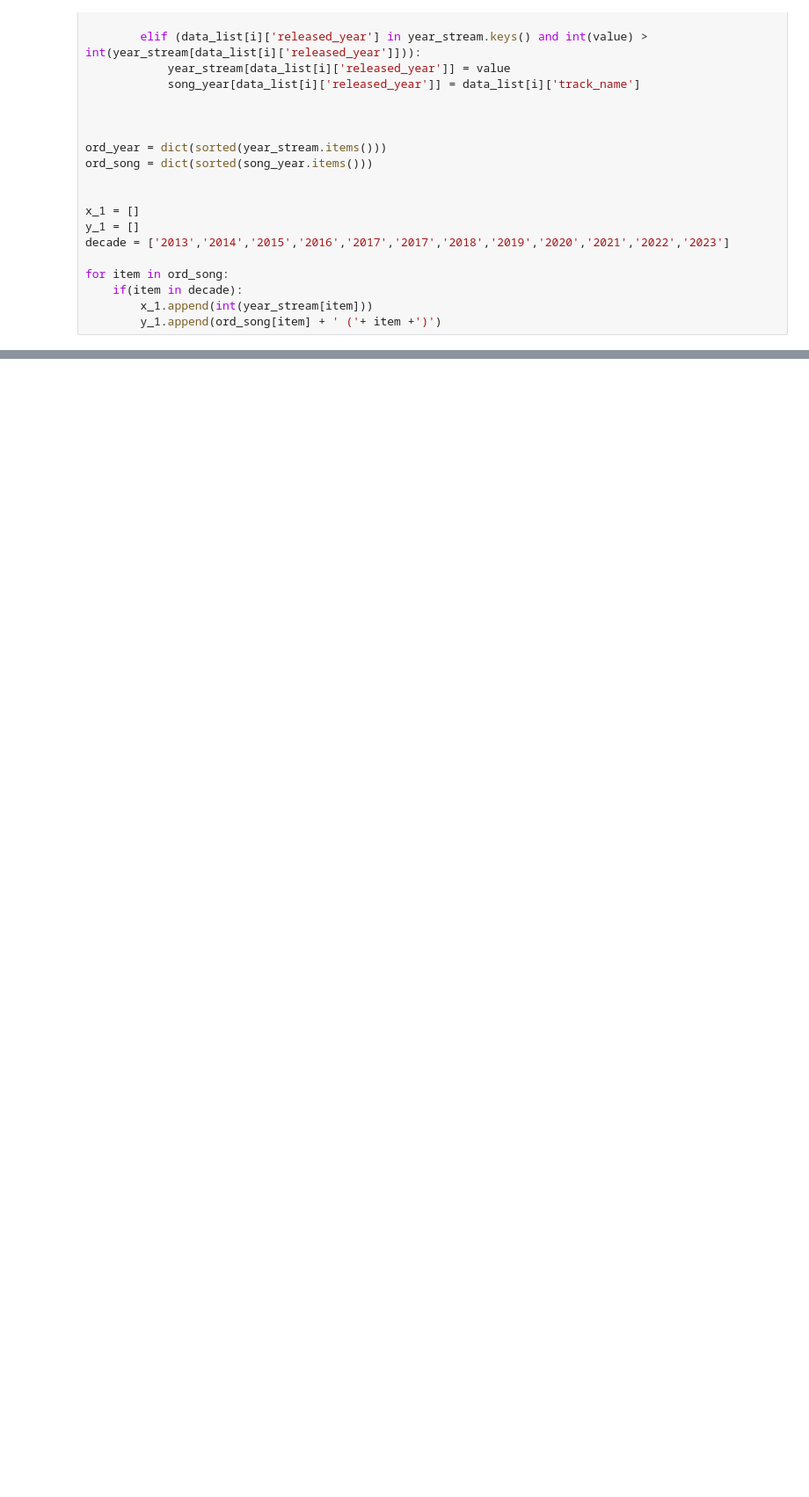
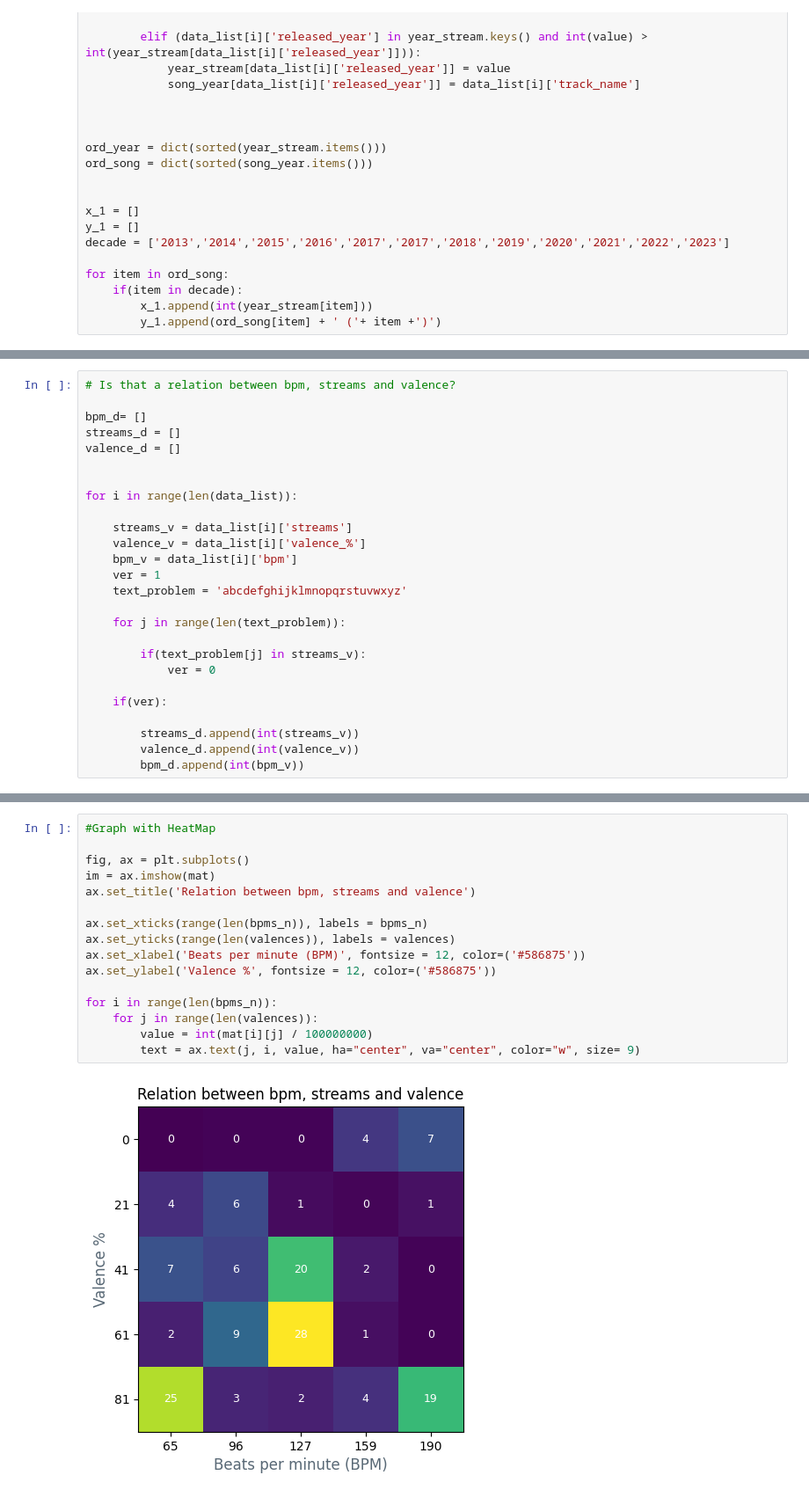
Before and after one commit to Limaniteroi/DataScience, a Jupyter notebook: Spotify Analysis - DataSet - Week 1/SMSS.ipynb, the cells around one changed output, grey strips where cells are left out. Shown at 88% size. Saved outputs shown, nothing was run; the diff lists cells and outputs as text; blank space fills up the shorter version.

Commit message:
Graph to the third question

```diff
--- a/Spotify Analysis - DataSet - Week 1/SMSS.ipynb
+++ b/Spotify Analysis - DataSet - Week 1/SMSS.ipynb
@@ -280 +278,27 @@ Text(0, 0.5, 'Track Name')
 [figure]
+# %%
+# Is that a relation between bpm, streams and valence?
+
+bpm_d= []
+streams_d = []
+valence_d = []
+
+
+for i in range(len(data_list)):
+
+    streams_v = data_list[i]['streams']
+    valence_v = data_list[i]['valence_%']
+    bpm_v = data_list[i]['bpm']
+    ver = 1
+    text_problem = 'abcdefghijklmnopqrstuvwxyz'
+
+    for j in range(len(text_problem)):
+
+        if(text_problem[j] in streams_v):
+            ver = 0
+
+    if(ver):
+
+        streams_d.append(int(streams_v))
+        valence_d.append(int(valence_v))
+        bpm_d.append(int(bpm_v))
@@ -280,0 +361,18 @@ Text(0, 0.5, 'Track Name')
+# %%
+#Graph with HeatMap
+
+fig, ax = plt.subplots()
+im = ax.imshow(mat)
+ax.set_title('Relation between bpm, streams and valence')
+
+ax.set_xticks(range(len(bpms_n)), labels = bpms_n)
+ax.set_yticks(range(len(valences)), labels = valences)
+ax.set_xlabel('Beats per minute (BPM)', fontsize = 12, color=('#586875'))
+ax.set_ylabel('Valence %', fontsize = 12, color=('#586875'))
+
+for i in range(len(bpms_n)):
+    for j in range(len(valences)):
+        value = int(mat[i][j] / 100000000)
+        text = ax.text(j, i, value, ha="center", va="center", color="w", size= 9)
+# %% [output]
+[figure, added]
```
Also changed, not shown: parts of 3 cells of this notebook.
